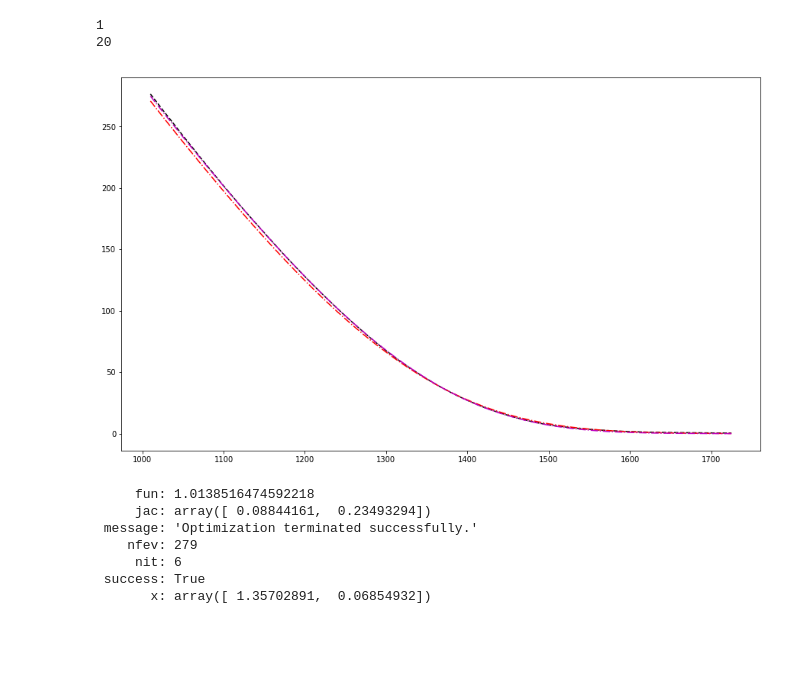
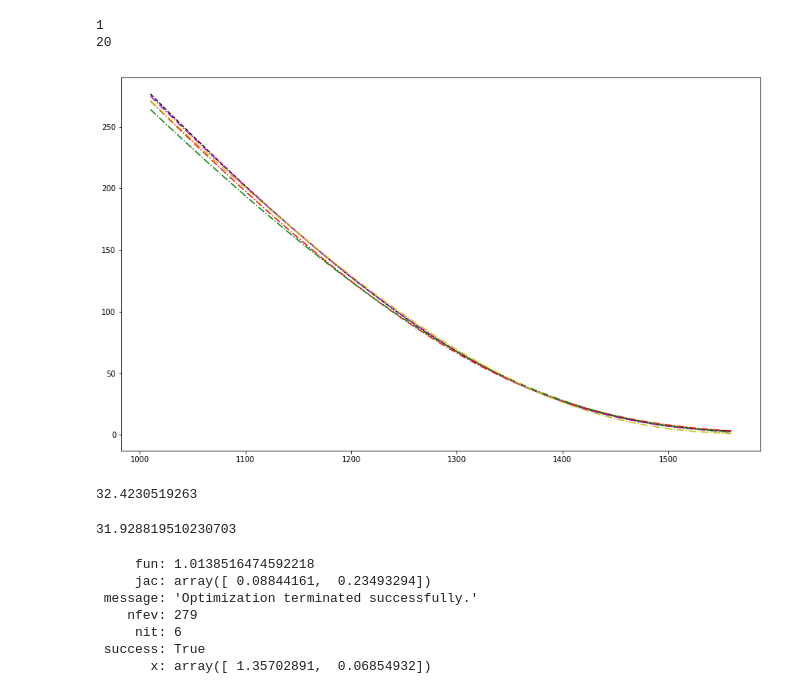
Before and after one commit to shvimas/diploma, a Jupyter notebook: src/ls.ipynb, the cells around one changed output. Drawn from its saved outputs; the diff is of its cells as text; code cells hidden in the pictures; blank space fills up the shorter version.

```diff
--- a/src/ls.ipynb
+++ b/src/ls.ipynb
@@ -10,6 +10,8 @@ import Log_Stable_Pricing as ls
 from pars_range import Range, ParsRange
 
 pl.rcParams["figure.figsize"] = (15, 9)
+# %%
+pl.rcParams["figure.figsize"] = (15, 9)
 # %%
 try:
     info, scall, sput, pcall, pput = read_data("../SPH2_031612.csv")
@@ -53,12 +55,26 @@ for alpha, sigma in pars:
     predicted_alpha.append(strikes)
     predicted_alpha.append(ls.price_ls(pars=(alpha, sigma), args=args))
 # %%
+from eval_args import EvalArgs
+args2 = EvalArgs.from_tuple(args)
+args2.r = 0.0001
+
 p = pl.plot(#*predicted_alpha,
             strikes, prices, "k--",
             strikes, ls.price_ls(pars=(1.41737596,  0.07191287), args=args), "r-.",
-            strikes, ls.price_ls(pars=(1.32695262,  0.06663197), args=args), "m-.")
+            strikes, ls.price_ls(pars=(1.32695262,  0.06663197), args=args), "m-.",
+            strikes, ls.price_ls(pars=(1.14185719,  0.07361844), args=args2.as_tuple()), "g-.",
+            strikes, ls.price_ls(pars=(1.02077429,  0.06171594), args=args2.as_tuple()), "y-.")
 # %% [output]
-[figure, old version]
+[figure, new version]
+# %%
+from optimization import robust_mean_ratio, mean_ratio
+print(mean_ratio(predicted=ls.price_ls(pars=(1.99954862563, 0.999870404431), args=args), actual=prices))
+mean_ratio(predicted=ls.price_ls(pars=(1.99954862563, 0.999870404431), args=args2.as_tuple()),
+           actual=prices)
+# %% [output]
+32.4230519263
+31.928819510230703
 # %%
 from eval_args import EvalArgs
 import modeling
```
Also changed, not shown: parts of 6 cells of this notebook, 9 other files.
